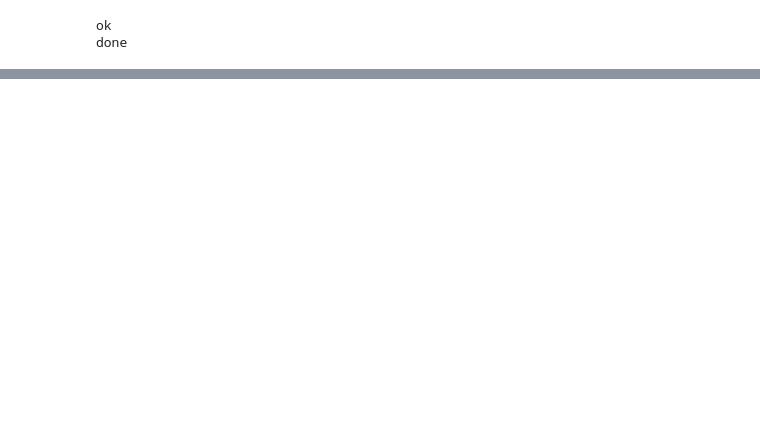
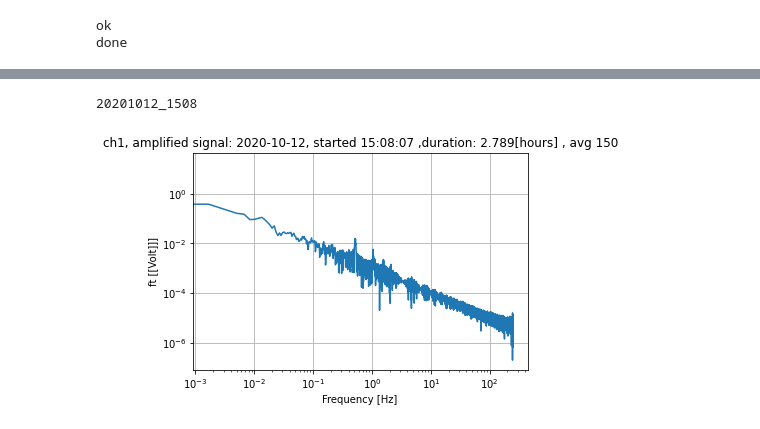
Before and after one commit to EinavGry/Lab---precision-measurements, a Jupyter notebook: analysing_freq.ipynb, the cells around one changed output, grey strips where cells are left out. Saved outputs shown, nothing was run; the diff lists cells and outputs as text; code cells hidden in the pictures; blank space fills up the shorter version.

```diff
--- a/analysing_freq.ipynb
+++ b/analysing_freq.ipynb
@@ -351,0 +428,39 @@ def plotting_saving_ch(t,x,start_time,ch_num,ch_name):
+# %%
+# t_vec_s = ([var*60 for var in t1]) #t vec in [seconds]
+# data_vec = x1
+# ft,fx = draw_fft(t_vec_s,data_vec)
+# here = 3
+# # plt.plot(t1,x1)
+# # plt.show()
+# plt.plot(ft[:here], fx[:here])
+# plt.grid()
+# plt.show()
+
+
+# change to saving-directory
+os.chdir(save_log_figs)
+
+t_vec_s = ([var*60 for var in new_t]) #t vec in [seconds]
+plt.yscale('log')
+plt.xscale('log')
+ft,fx = draw_fft(t_vec_s,new_x)
+
+the_time = datetime.datetime.fromtimestamp(start_time).strftime('%Y%m%d_%H%M')
+print(the_time)
+hours = str(t1[-1]/60)
+hours = "%.3f"%(t1[-1]/60)
+plt.title(datetime.datetime.fromtimestamp(start_time).strftime(ch_num+', '+ch_name+ ': %Y-%m-%d, started %H:%M:%S ,duration: '+hours+'[hours] , avg 150'))
+
+plt.xlabel('Frequency [Hz] ')
+plt.ylabel('ft [[Volt]]]')
+# plt.scatter(t, x,s = 1)
+plt.yscale('log')
+plt.xscale('log')
+plt.grid()
+plt.plot(ft, fx)
+save_name = "fig_log_Frequency_"+the_time+"_"+ch_num+"_amplified_signal_avg_150"
+plt.savefig(save_name ,bbox_inches='tight')
+plt.show()
+# %% [output]
+20201012_1508
+[figure, added]
```
Also changed, not shown: parts of 9 cells of this notebook, 1 other file.
